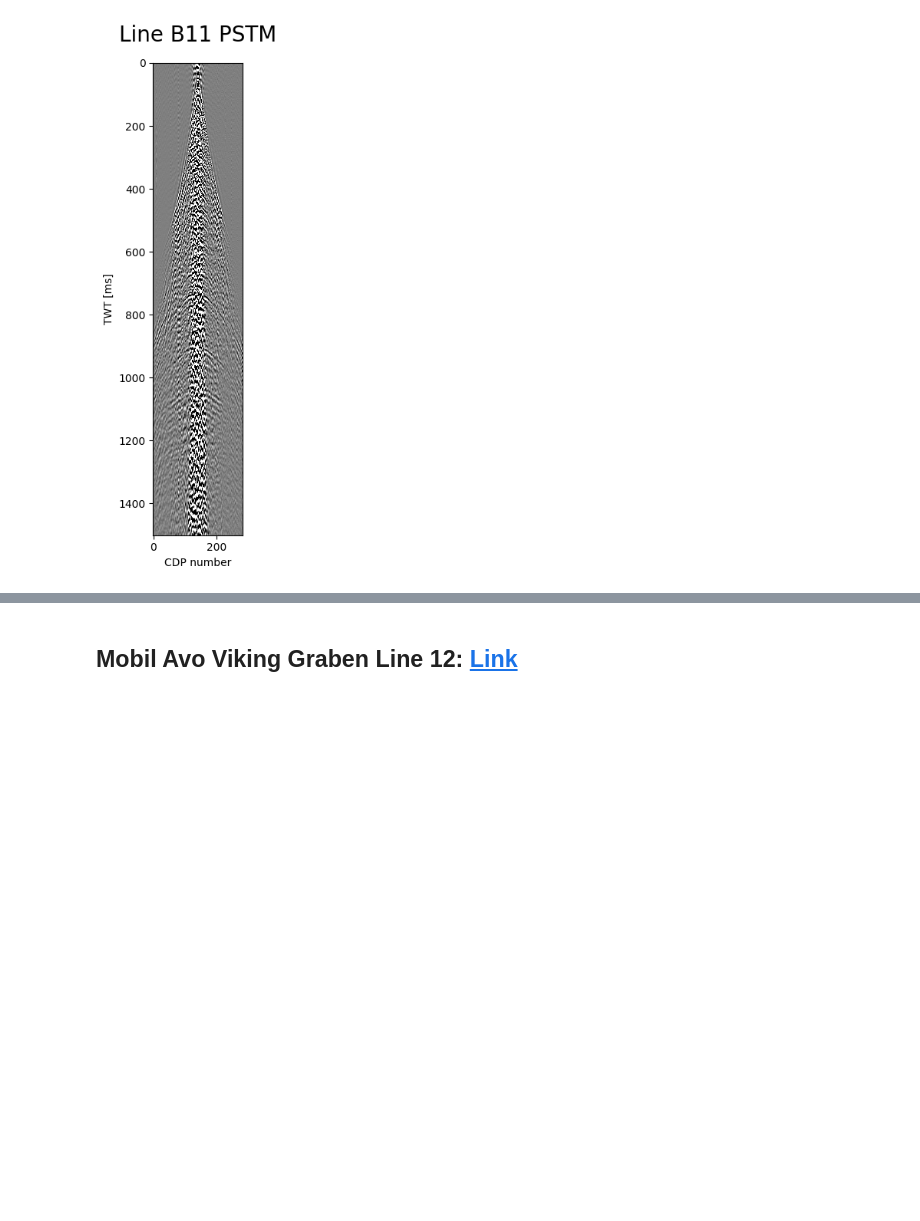
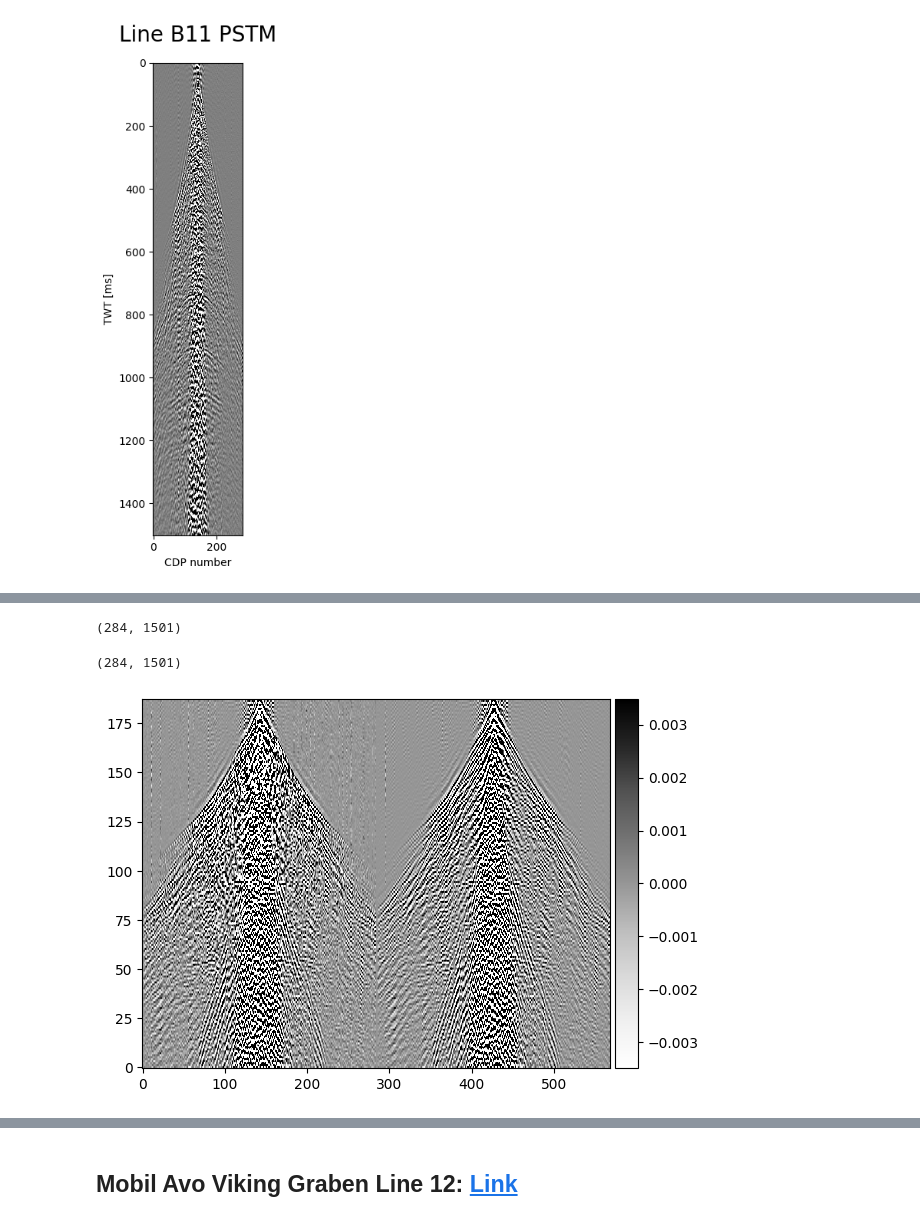
Before and after one commit to ovcharenkoo/eage_hpc_hackathon_2024, a Jupyter notebook: how_to_open_seismic_data.ipynb, the cells around one changed output, grey strips where cells are left out. Saved outputs shown, nothing was run; the diff lists cells and outputs as text; code cells hidden in the pictures; blank space fills up the shorter version.

```diff
--- a/how_to_open_seismic_data.ipynb
+++ b/how_to_open_seismic_data.ipynb
@@ -197,0 +194,18 @@ nrms: 0.13255080580711365       [0 <- best]
+# %%
+from utils.loaders import butter_bandpass
+shot_bp = bandpass(shot, fhi=20, dt=dt, order=8, btype='low', verbose=0)
+# shot_bbp = butter_bandpass(flo=0, fhi=20, fs=1/dt, order=8, btype='high')
+# %%
+shot_bp.shape
+# %% [output]
+(284, 1501)
+# %%
+shot.shape
+# %% [output]
+(284, 1501)
+# %%
+_shot = shot[:,::8]
+_shot_bp = shot_bp[:,::8]
+plot_shot([_shot, _shot_bp], pclip=0.001)
+# %% [output]
+[figure, added]
```
Also changed, not shown: parts of 11 cells of this notebook, 3 other files.
